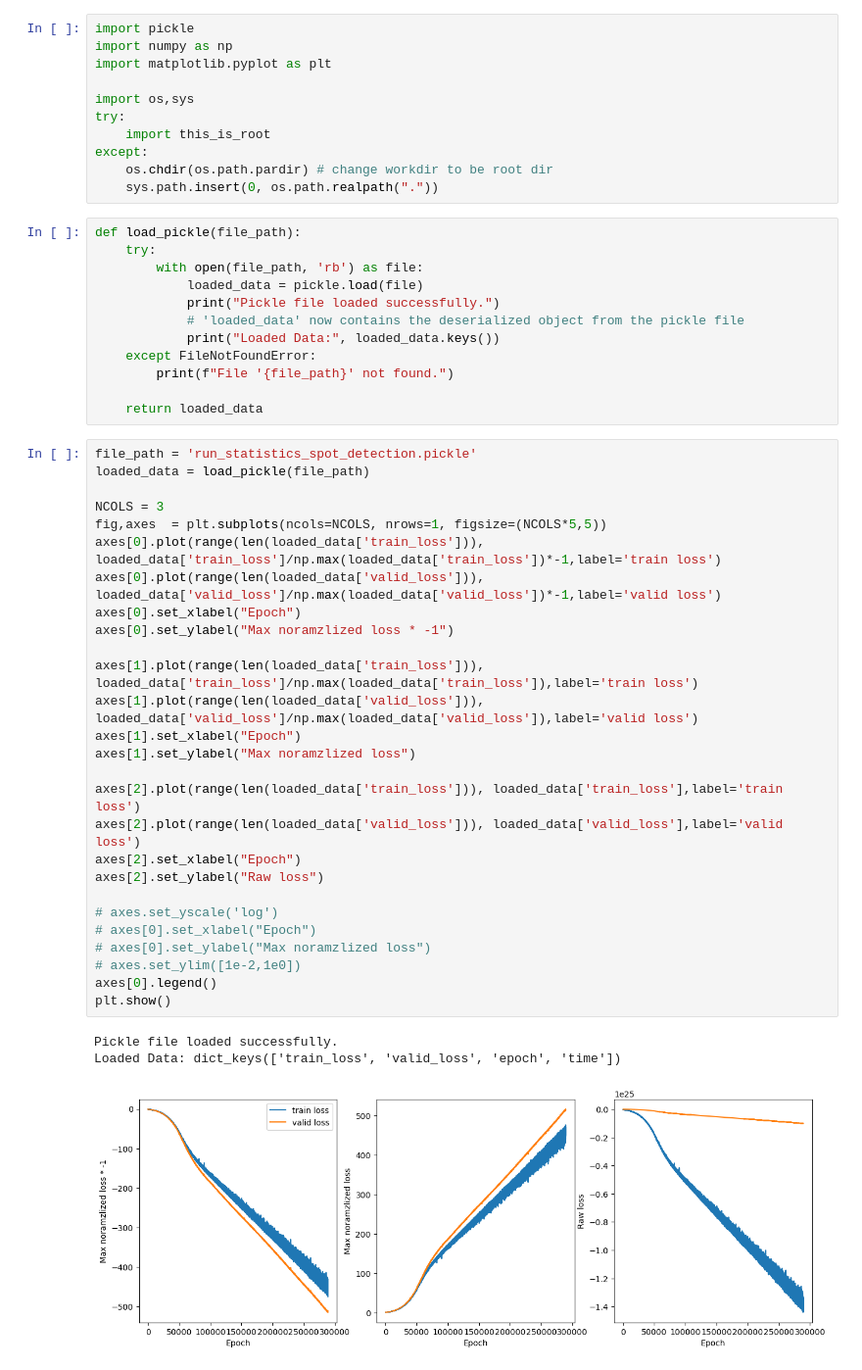
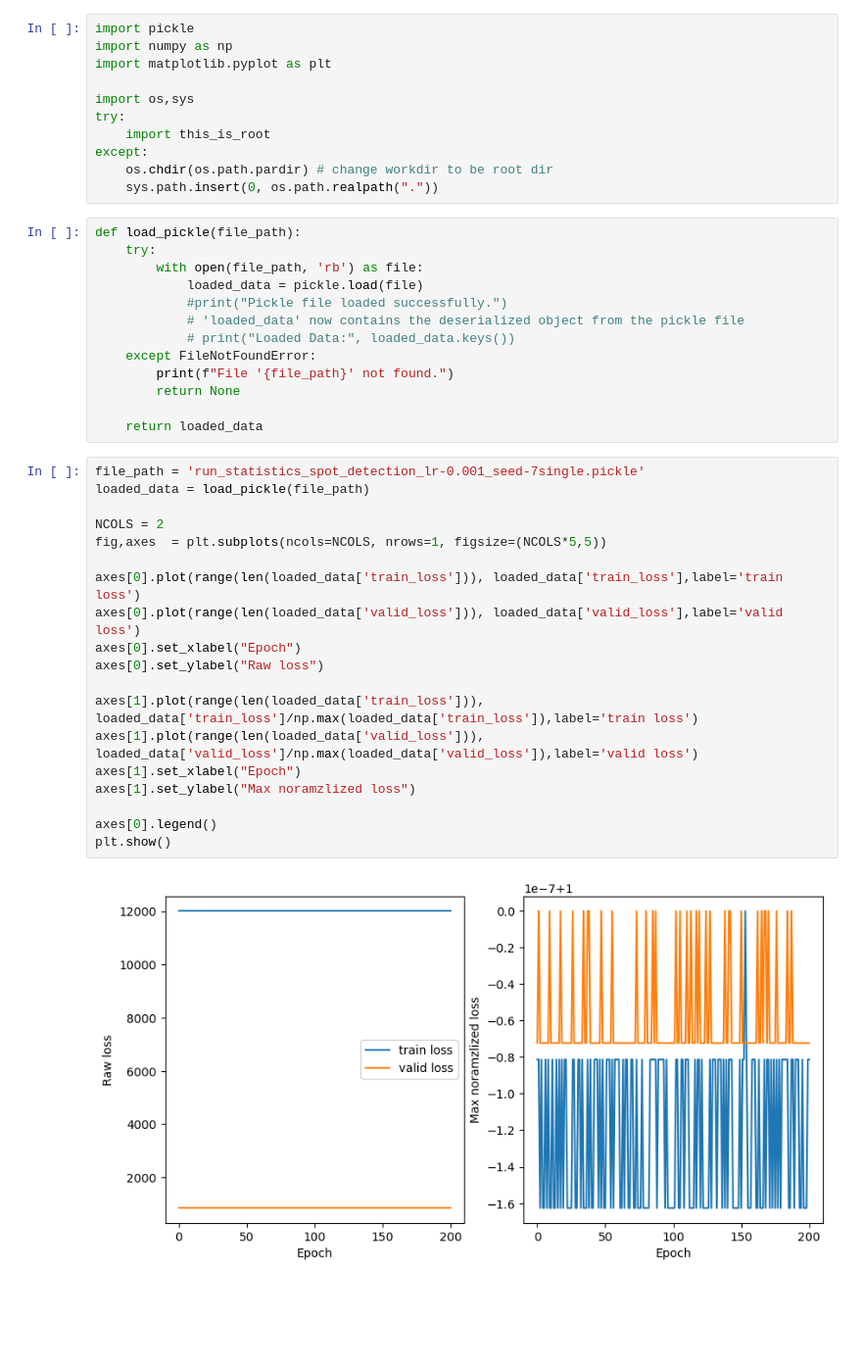
Before and after one commit to LiorAvrahami/smfish_spot_detection, a Jupyter notebook: neural_network/monitor_network_progress.ipynb, the cells around one changed output. Shown at 98% size. Drawn from its saved outputs; the diff is of its cells as text; blank space fills up the shorter version.

```diff
--- a/neural_network/monitor_network_progress.ipynb
+++ b/neural_network/monitor_network_progress.ipynb
@@ -14,41 +14,32 @@ def load_pickle(file_path):
     try:
         with open(file_path, 'rb') as file:
             loaded_data = pickle.load(file)
-            print("Pickle file loaded successfully.")
+            #print("Pickle file loaded successfully.")
             # 'loaded_data' now contains the deserialized object from the pickle file
-            print("Loaded Data:", loaded_data.keys())
+            # print("Loaded Data:", loaded_data.keys())
     except FileNotFoundError:
         print(f"File '{file_path}' not found.")
+        return None
 
     return loaded_data
 # %%
-file_path = 'run_statistics_spot_detection.pickle'
+file_path = 'run_statistics_spot_detection_lr-0.001_seed-7single.pickle'
 loaded_data = load_pickle(file_path)
 
-NCOLS = 3
+NCOLS = 2
 fig,axes  = plt.subplots(ncols=NCOLS, nrows=1, figsize=(NCOLS*5,5))
-axes[0].plot(range(len(loaded_data['train_loss'])), loaded_data['train_loss']/np.max(loaded_data['train_loss'])*-1,label='train loss')
-axes[0].plot(range(len(loaded_data['valid_loss'])), loaded_data['valid_loss']/np.max(loaded_data['valid_loss'])*-1,label='valid loss')
+
+axes[0].plot(range(len(loaded_data['train_loss'])), loaded_data['train_loss'],label='train loss')
+axes[0].plot(range(len(loaded_data['valid_loss'])), loaded_data['valid_loss'],label='valid loss')
 axes[0].set_xlabel("Epoch")
-axes[0].set_ylabel("Max noramzlized loss * -1")
+axes[0].set_ylabel("Raw loss")
 
 axes[1].plot(range(len(loaded_data['train_loss'])), loaded_data['train_loss']/np.max(loaded_data['train_loss']),label='train loss')
 axes[1].plot(range(len(loaded_data['valid_loss'])), loaded_data['valid_loss']/np.max(loaded_data['valid_loss']),label='valid loss')
 axes[1].set_xlabel("Epoch")
 axes[1].set_ylabel("Max noramzlized loss")
 
-axes[2].plot(range(len(loaded_data['train_loss'])), loaded_data['train_loss'],label='train loss')
-axes[2].plot(range(len(loaded_data['valid_loss'])), loaded_data['valid_loss'],label='valid loss')
-axes[2].set_xlabel("Epoch")
-axes[2].set_ylabel("Raw loss")
-
-# axes.set_yscale('log')
-# axes[0].set_xlabel("Epoch")
-# axes[0].set_ylabel("Max noramzlized loss")
-# axes.set_ylim([1e-2,1e0])
 axes[0].legend()
 plt.show()
 # %% [output]
-Pickle file loaded successfully.
-Loaded Data: dict_keys(['train_loss', 'valid_loss', 'epoch', 'time'])
-[figure, old version]
+[figure, new version]
```
Also changed, not shown: parts of 4 cells of this notebook, 2 other files.
